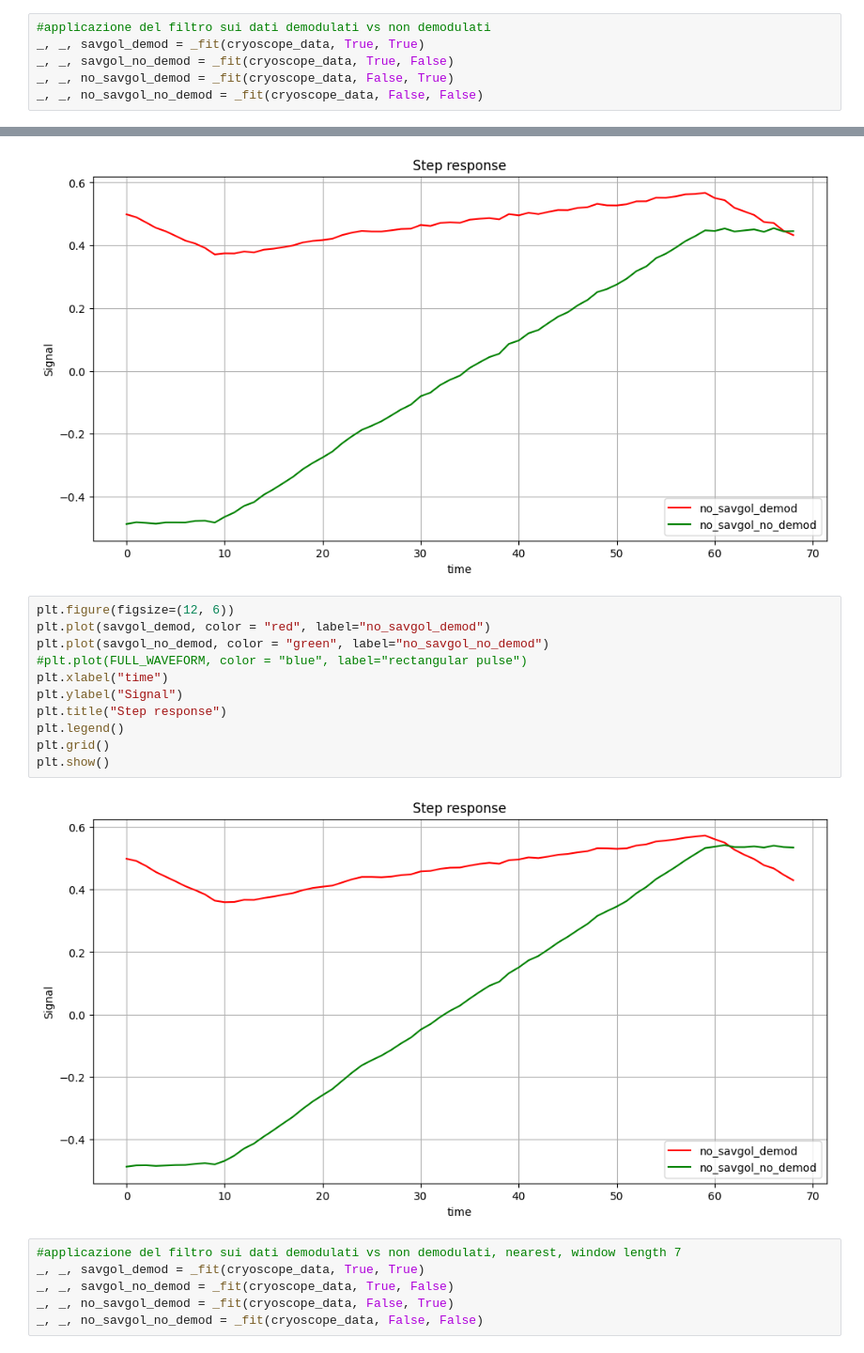
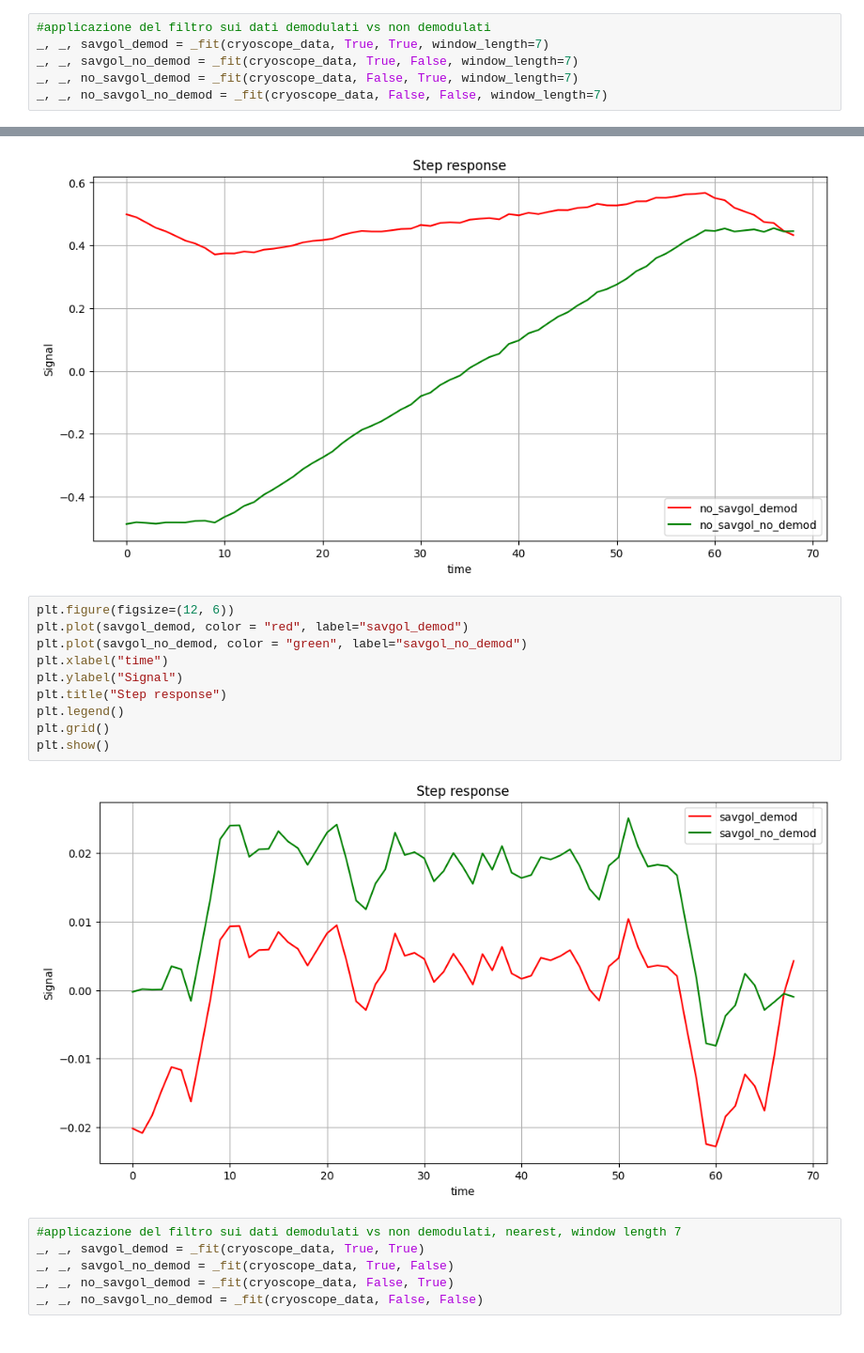
Before and after one commit to ElStabilini/cryoscope_tests, a Jupyter notebook: causal_savgol.ipynb, the cells around one changed output, grey strips where cells are left out. Shown at 94% size. Drawn from its saved outputs; the diff is of its cells as text.

```diff
--- a/causal_savgol.ipynb
+++ b/causal_savgol.ipynb
@@ -148,10 +285,10 @@ cryoscope_data = load_cryoscope_data(data_path / "data.npz", flux_pulse_amplitud
 ### Changing savgol filter values
 # %%
 #applicazione del filtro sui dati demodulati vs non demodulati
-_, _, savgol_demod = _fit(cryoscope_data, True, True)
-_, _, savgol_no_demod = _fit(cryoscope_data, True, False)
-_, _, no_savgol_demod = _fit(cryoscope_data, False, True)
-_, _, no_savgol_no_demod = _fit(cryoscope_data, False, False)
+_, _, savgol_demod = _fit(cryoscope_data, True, True, window_length=7)
+_, _, savgol_no_demod = _fit(cryoscope_data, True, False, window_length=7)
+_, _, no_savgol_demod = _fit(cryoscope_data, False, True, window_length=7)
+_, _, no_savgol_no_demod = _fit(cryoscope_data, False, False, window_length=7)
 # %%
 plt.figure(figsize=(12, 6))
 plt.plot(no_savgol_demod, color = "red", label="no_savgol_demod")
@@ -167,17 +304,16 @@ plt.show()
 [figure]
 # %%
 plt.figure(figsize=(12, 6))
-plt.plot(savgol_demod, color = "red", label="no_savgol_demod")
-plt.plot(savgol_no_demod, color = "green", label="no_savgol_no_demod")
-#plt.plot(FULL_WAVEFORM, color = "blue", label="rectangular pulse")
+plt.plot(savgol_demod, color = "red", label="savgol_demod")
+plt.plot(savgol_no_demod, color = "green", label="savgol_no_demod")
 plt.xlabel("time")
 plt.ylabel("Signal")
 plt.title("Step response")
 plt.legend()
 plt.grid()
 plt.show()
 # %% [output]
-[figure, old version]
+[figure, new version]
 # %%
 #applicazione del filtro sui dati demodulati vs non demodulati, nearest, window length 7
 _, _, savgol_demod = _fit(cryoscope_data, True, True)
```
Also changed, not shown: parts of 7 cells of this notebook, 1 other file.
